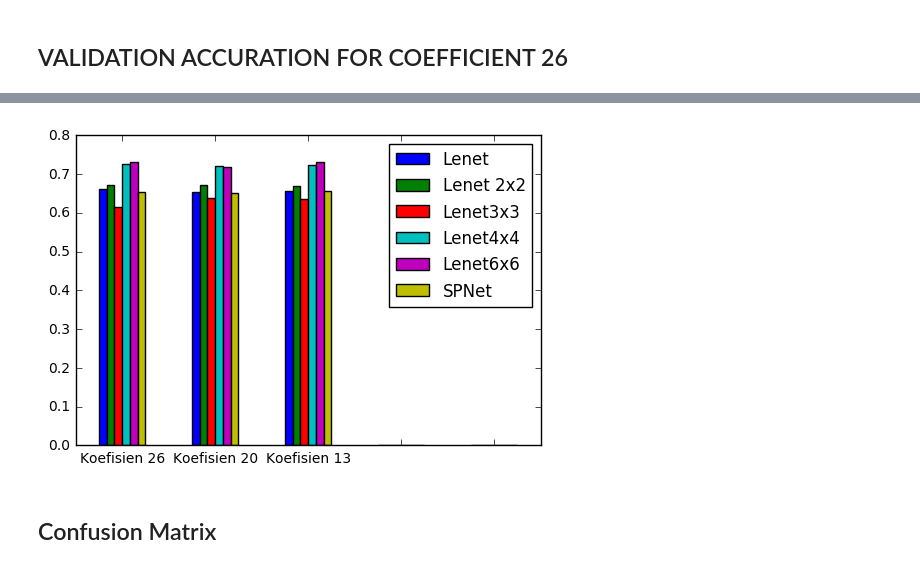
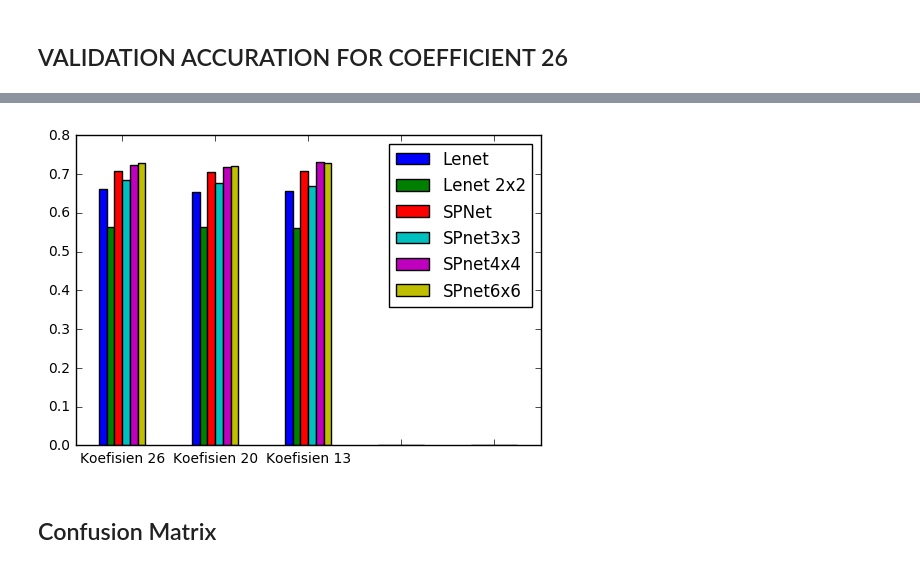
Before and after one commit to iss14036/Single-Word-Recognition-with-CNN, a Jupyter notebook: CNN.ipynb, the cells around one changed output, grey strips where cells are left out. Cells and saved outputs as stored; diff of their text form; code cells hidden in the pictures.

```diff
--- a/CNN.ipynb
+++ b/CNN.ipynb
@@ -593,26 +816,26 @@ tabel_acc26_val
 # %%
 sp_graph = {}
 lenet_graph = {}
-lenet2_graph = {}
-lenet3_graph = {}
-lenet4_graph = {}
-lenet6_graph = {}
-sp_graph[13] = 0.6559; lenet_graph[13] = 0.6559; lenet2_graph[13] = 0.6706; lenet3_graph[13] = 0.6353; lenet4_graph[13] = 0.7226; lenet6_graph[13] = 0.7303;
-sp_graph[20] = 0.6503; lenet_graph[20] = 0.6553; lenet2_graph[20] = 0.6729; lenet3_graph[20] = 0.6376; lenet4_graph[20] = 0.7209; lenet6_graph[20] = 0.7182;
-sp_graph[26] = 0.6529; lenet_graph[26] = 0.661; lenet2_graph[26] = 0.6719; lenet3_graph[26] = 0.6149; lenet4_graph[26] = 0.7259; lenet6_graph[26] = 0.731;
+spnet2_graph = {}
+spnet3_graph = {}
+spnet4_graph = {}
+spnet6_graph = {}
+sp_graph[13] = 0.7093; lenet_graph[13] = 0.6559; spnet2_graph[13] = 0.5607; spnet3_graph[13] = 0.6699; spnet4_graph[13] = 0.7312; spnet6_graph[13] = 0.7296;
+sp_graph[20] = 0.7056; lenet_graph[20] = 0.6553; spnet2_graph[20] = 0.5649; spnet3_graph[20] = 0.6784; spnet4_graph[20] = 0.7194; spnet6_graph[20] = 0.7204;
+sp_graph[26] = 0.7082; lenet_graph[26] = 0.661; spnet2_graph[26] = 0.5635; spnet3_graph[26] = 0.6856; spnet4_graph[26] = 0.7249; spnet6_graph[26] = 0.7276;
 # %%
 sp = [sp_graph[26],sp_graph[20],sp_graph[13],0,0]
 le = [lenet_graph[26],lenet_graph[20],lenet_graph[13],0,0]
-le2 = [lenet2_graph[26],lenet2_graph[20],lenet2_graph[13],0,0]
-le3 = [lenet3_graph[26],lenet3_graph[20],lenet3_graph[13],0,0]
-le4 = [lenet4_graph[26],lenet4_graph[20],lenet4_graph[13],0,0]
-le6 = [lenet6_graph[26],lenet6_graph[20],lenet6_graph[13],0,0]
+sp2 = [spnet2_graph[26],spnet2_graph[20],spnet2_graph[13],0,0]
+sp3 = [spnet3_graph[26],spnet3_graph[20],spnet3_graph[13],0,0]
+sp4 = [spnet4_graph[26],spnet4_graph[20],spnet4_graph[13],0,0]
+sp6 = [spnet6_graph[26],spnet6_graph[20],spnet6_graph[13],0,0]
 index = ["Koefisien 26",'Koefisien 20','Koefisien 13','','']
-df = pd.DataFrame({'SPNet': sp,'Lenet': le,'Lenet 2x2': le2,'Lenet3x3': le3,'Lenet4x4': le4,'Lenet6x6': le6}, index=index)
+df = pd.DataFrame({'SPNet': sp,'Lenet': le,'Lenet 2x2': sp2,'SPnet3x3': sp3,'SPnet4x4': sp4,'SPnet6x6': sp6}, index=index)
 ax = df.plot.bar(rot=0)
 plt.show()
 # %% [output]
-[figure, old version]
+[figure, new version]
 # %%
 tp = {}
 fp = {}
```
Also changed, not shown: parts of 70 cells of this notebook.
